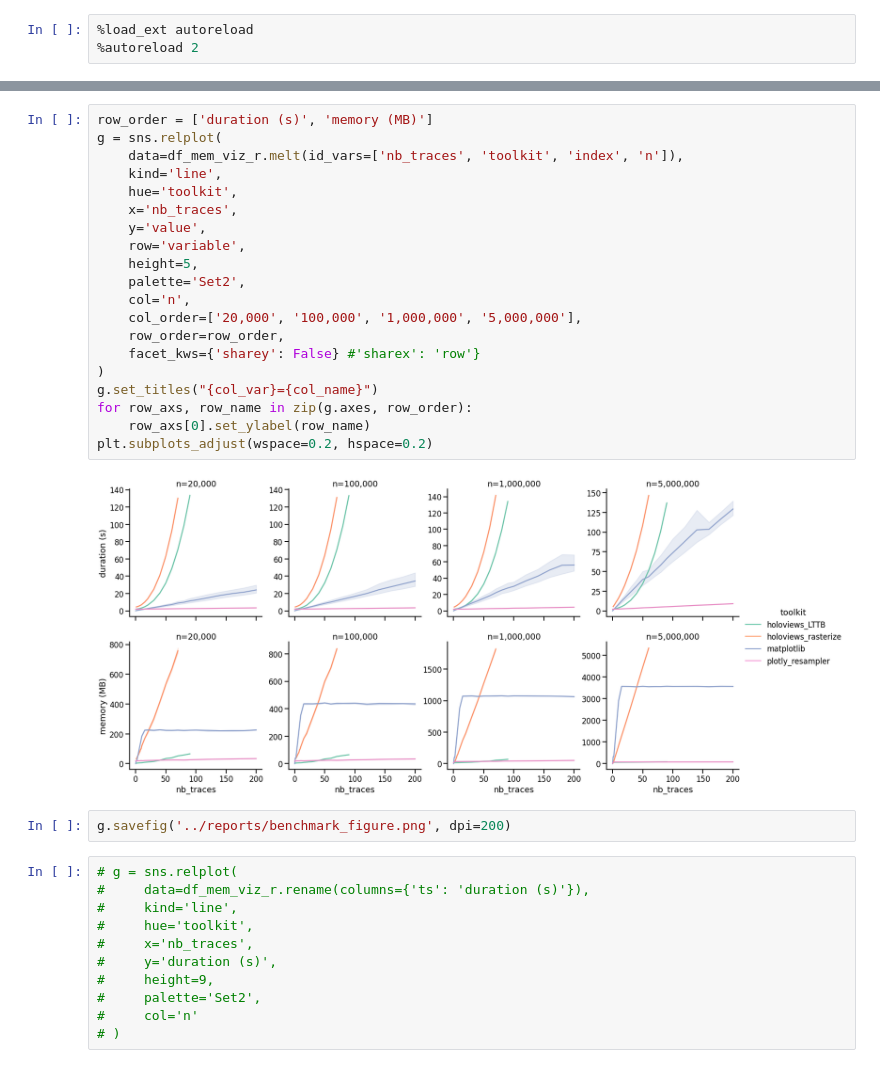
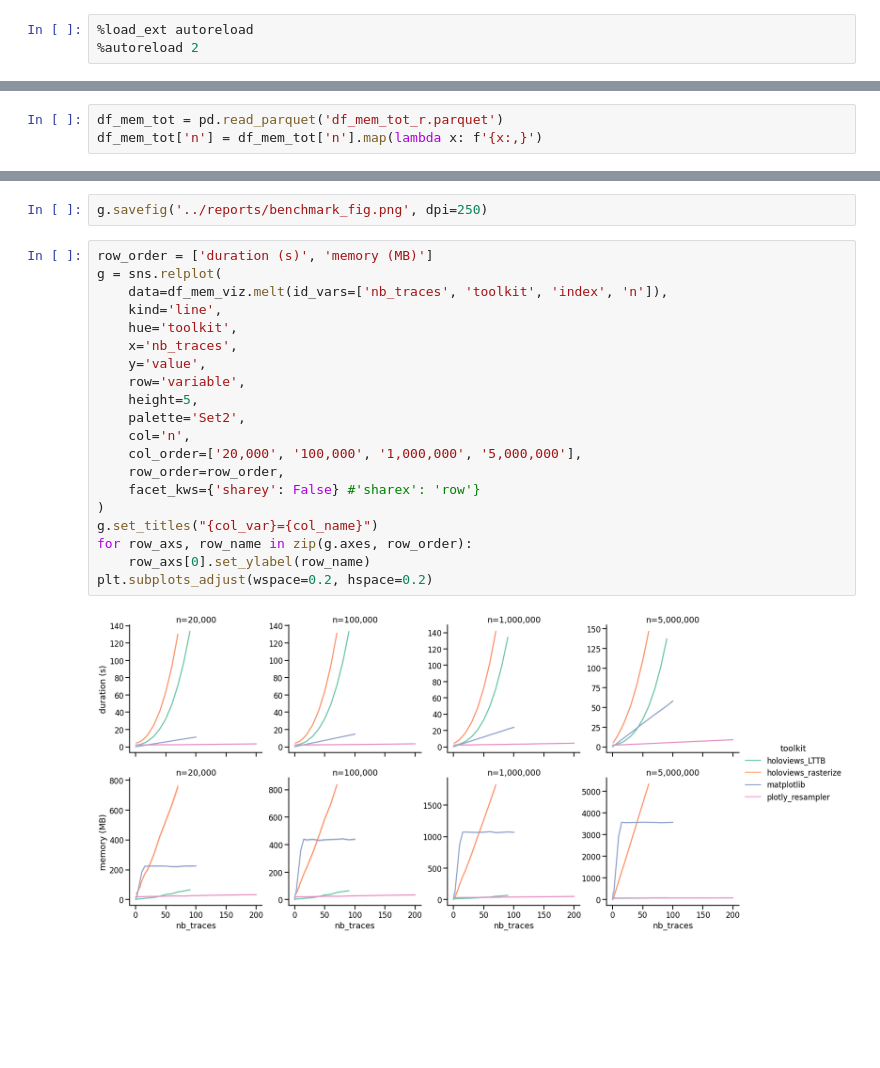
Before and after one commit to predict-idlab/plotly-resampler-benchmarks, a Jupyter notebook: code/benchmark_visualizations.ipynb, the cells around one changed output, grey strips where cells are left out. Saved outputs shown, nothing was run; the diff lists cells and outputs as text; blank space fills up the shorter version.

Commit message:
:kite: updating visualization code

```diff
--- a/code/benchmark_visualizations.ipynb
+++ b/code/benchmark_visualizations.ipynb
@@ -40,3 +47,6 @@ df_mem_tot.rename(columns={'ts': 'duration (s)'}, inplace=True)
+# %%
+df_mem_tot = pd.read_parquet('df_mem_tot_r.parquet')
+df_mem_tot['n'] = df_mem_tot['n'].map(lambda x: f'{x:,}')
 # %%
 df_mem_viz = (
     df_mem_tot.groupby(["toolkit", "index", "nb_traces", 'n'])[["duration (s)", "memory (MB)"]]
@@ -76,35 +121,24 @@ sns.set_context('talk')
+# %%
+g.savefig('../reports/benchmark_fig.png', dpi=250)
 # %%
 row_order = ['duration (s)', 'memory (MB)']
 g = sns.relplot(
-    data=df_mem_viz_r.melt(id_vars=['nb_traces', 'toolkit', 'index', 'n']),
+    data=df_mem_viz.melt(id_vars=['nb_traces', 'toolkit', 'index', 'n']),
     kind='line',
     hue='toolkit',
     x='nb_traces',
     y='value',
     row='variable',
     height=5,
     palette='Set2',
     col='n',
     col_order=['20,000', '100,000', '1,000,000', '5,000,000'],
     row_order=row_order,
     facet_kws={'sharey': False} #'sharex': 'row'}
 )
 g.set_titles("{col_var}={col_name}")
 for row_axs, row_name in zip(g.axes, row_order):
     row_axs[0].set_ylabel(row_name)
 plt.subplots_adjust(wspace=0.2, hspace=0.2)
 # %% [output]
-[figure, old version]
+[figure, new version]
-# %%
-g.savefig('../reports/benchmark_figure.png', dpi=200)
-# %%
-# g = sns.relplot(
-#     data=df_mem_viz_r.rename(columns={'ts': 'duration (s)'}),
-#     kind='line',
-#     hue='toolkit',
-#     x='nb_traces',
-#     y='duration (s)',
-#     height=9,
-#     palette='Set2',
-#     col='n'
-# )
```
Also changed, not shown: parts of 11 cells of this notebook.
